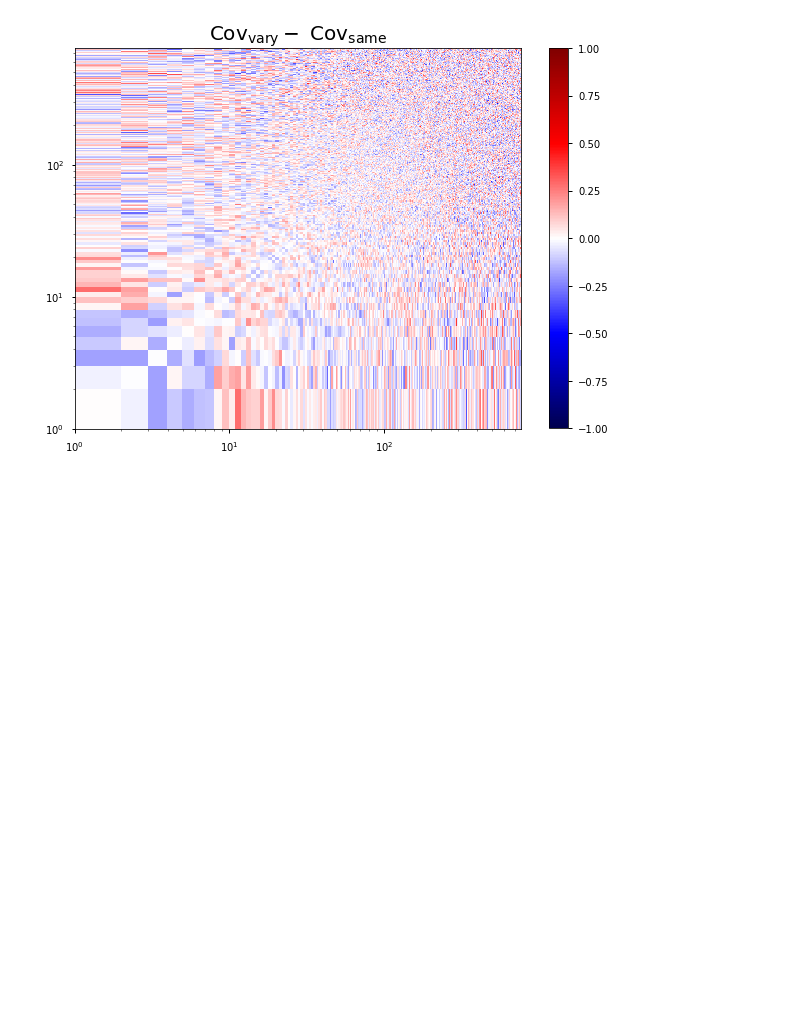
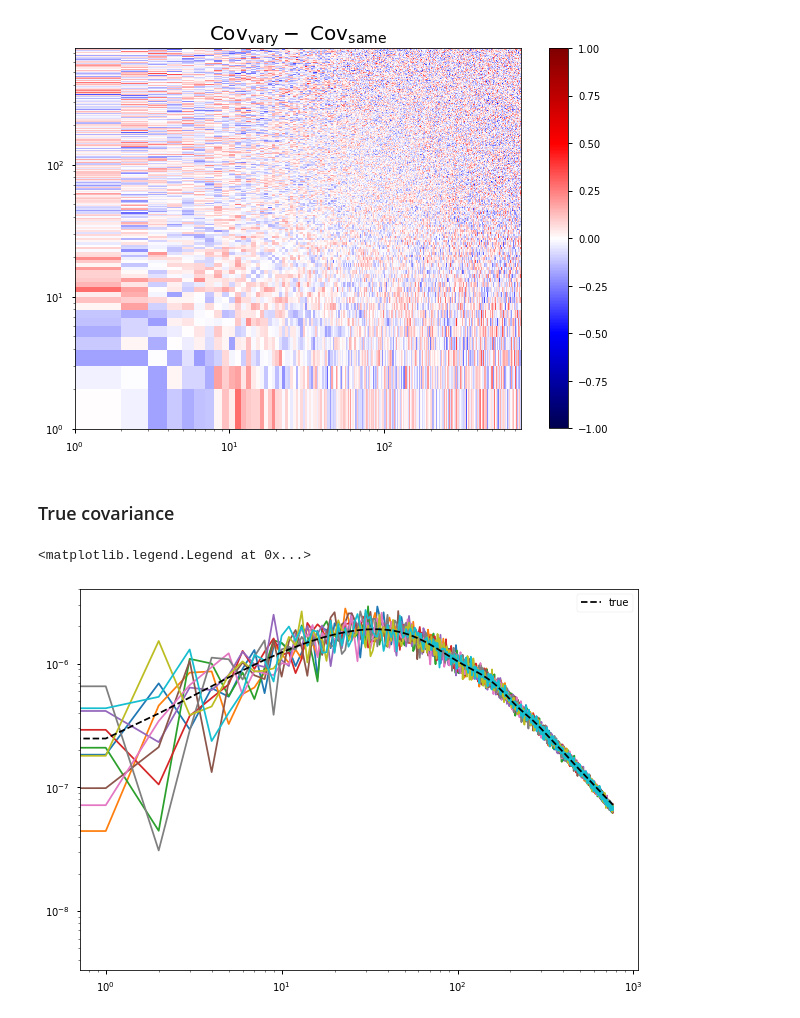
Before and after one commit to tanveerkarim/imaging-sys-covariance, a Jupyter notebook: notebooks/generate_mocks.ipynb, the cells around one changed output. Drawn from its saved outputs; the diff is of its cells as text; code cells hidden in the pictures; blank space fills up the shorter version.

```diff
--- a/notebooks/generate_mocks.ipynb
+++ b/notebooks/generate_mocks.ipynb
@@ -242,3 +242,20 @@ plt.colorbar()
 # %% [output]
 <matplotlib.colorbar.Colorbar at 0x...>
 [figure]
+# %% [markdown]
+### True covariance
+# %%
+cls_obs_true = np.zeros((NMOCKS, lmax))
+
+for i in tqdm(range(NMOCKS)):
+    cls_obs_true[i] = hp.anafast(delta_g[i], lmax = lmax -1)
+# %%
+plt.figure(figsize=fsize)
+#plt.loglog(ell, tmpcl, label = 'true', ls = '--', c = 'k')
+for i in range(10):
+    plt.loglog(ell, cls_obs_true[i])
+plt.loglog(ell, cls_elg_th, label = 'true', ls = '--', c = 'k')
+plt.legend(loc = 'best')
+# %% [output]
+<matplotlib.legend.Legend at 0x...>
+[figure, added]
```
Also changed, not shown: parts of 14 cells of this notebook.
